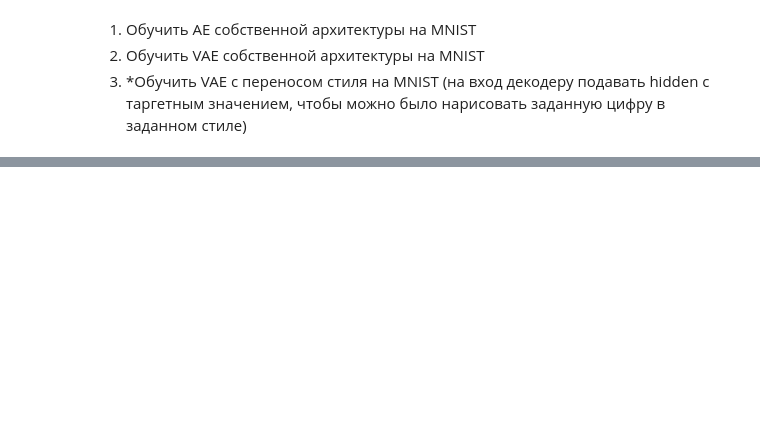
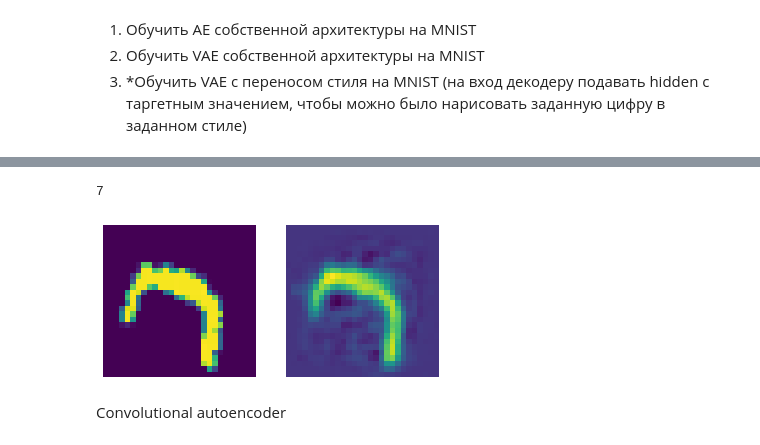
Before and after one commit to MrRifRaf/DS_Sber, a Jupyter notebook: Homework/Task12.ipynb, the cells around one changed output, grey strips where cells are left out. Cells and saved outputs as stored; diff of their text form; code cells hidden in the pictures; blank space fills up the shorter version.

```diff
--- a/Homework/Task12.ipynb
+++ b/Homework/Task12.ipynb
@@ -20,0 +21,9 @@ test_data = datasets.MNIST(root='.', train=False,
+# %%
+# hyperparameters
+W = 28
+H = 28
+INP_DIM = W * H
+HIDDEN = 400
+OUT_DIM = 100
+N_EPOCHS = 5
+BATCH_SIZE = 64
@@ -20,0 +94,14 @@ test_data = datasets.MNIST(root='.', train=False,
+# %%
+test_dataloader = DataLoader(
+    test_data, BATCH_SIZE, shuffle=True, drop_last=True)
+model = LinearAutoencoder(INP_DIM, HIDDEN, OUT_DIM)
+loss_fn = nn.MSELoss()
+optim = Adam(model.parameters())
+# %%
+for e in range(N_EPOCHS):
+    print(f"Epoch {e+1}\n-------------------------------")
+    train_dataloader = DataLoader(
+        train_data, BATCH_SIZE, shuffle=True, drop_last=True)
+    train(train_dataloader, model, loss_fn, optim)
+    test(test_dataloader, model, loss_fn)
+print('Done!')
@@ -20,0 +126,18 @@ test_data = datasets.MNIST(root='.', train=False,
+# %%
+def check():
+    test_size = test_data.data.size()[0]
+    n = np.random.randint(0, test_size - 1)
+    print(test_data[n][1])
+    fig, axes = plt.subplots(1, 2)
+    axes[0].imshow(test_data.data[n].detach().numpy())
+    axes[0].set_axis_off()
+    axes[1].imshow(model(test_data[n][0]).view(28, 28).detach().numpy())
+    axes[1].set_axis_off()
+    plt.show()
+# %%
+check()
+# %% [output]
+7
+[figure, added]
+# %% [markdown]
+Convolutional autoencoder
```
Also changed, not shown: parts of 26 cells of this notebook, 1 other file.
